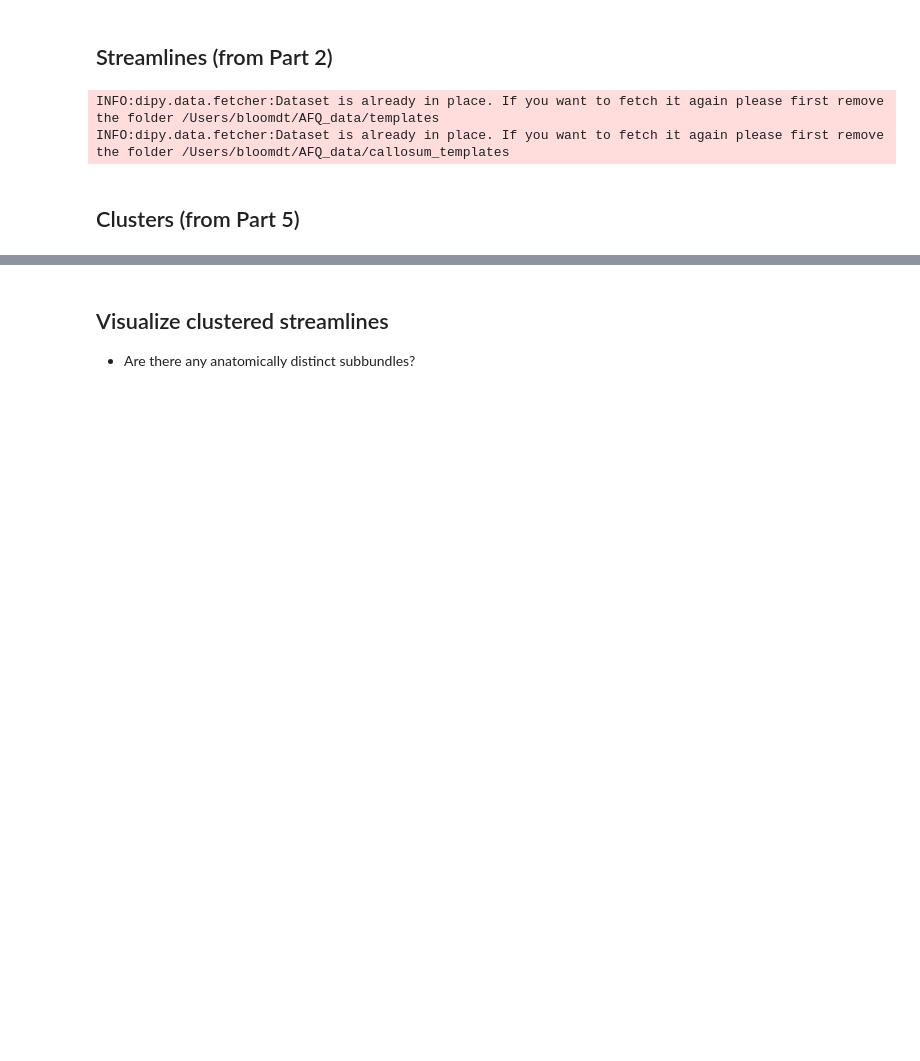
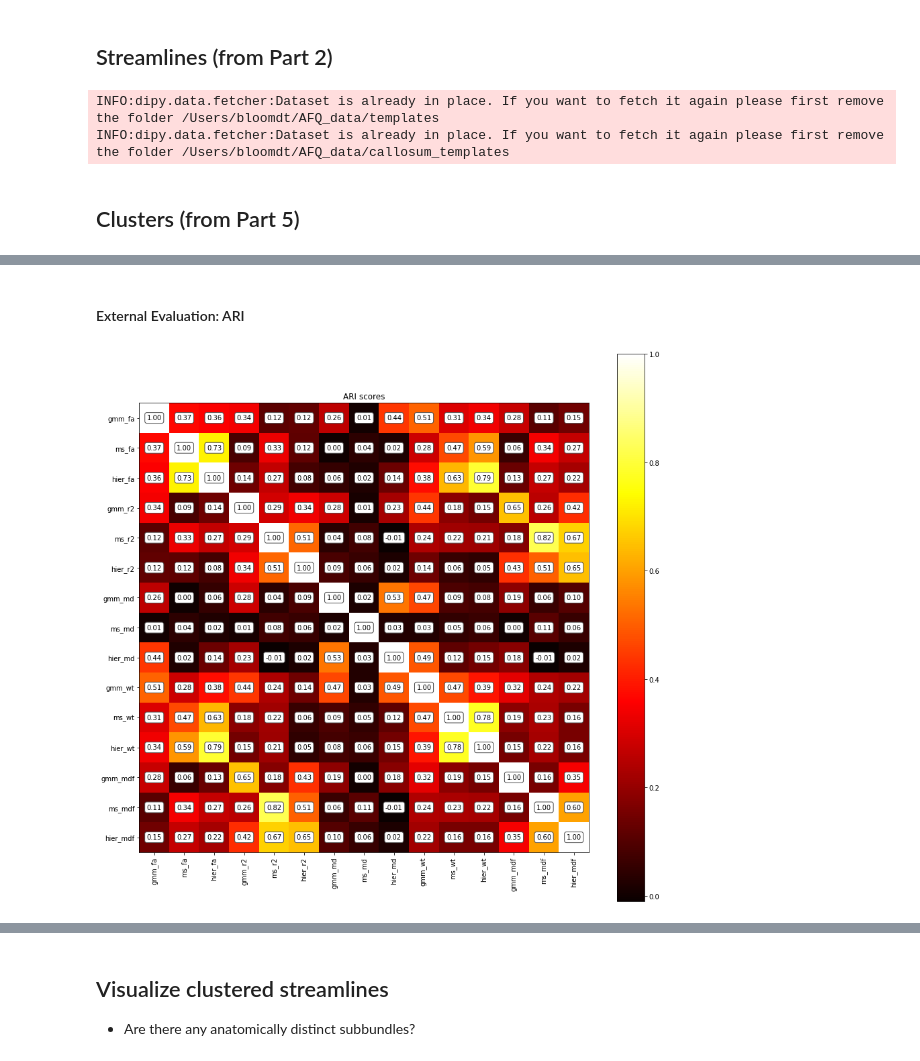
Before and after one commit to bloomdt-uw/subbundles, a Jupyter notebook: subbundle6.ipynb, the cells around one changed output, grey strips where cells are left out. Saved outputs shown, nothing was run; the diff lists cells and outputs as text; code cells hidden in the pictures; blank space fills up the shorter version.

```diff
--- a/subbundle6.ipynb
+++ b/subbundle6.ipynb
@@ -150,0 +51,13 @@ streamlines per cluster: [382, 83]
+# %%
+adjacencies_names = ['fa', 'r2', 'md', 'wt', 'mdf']
+model_names = ['gmm', 'ms', 'hier']
+
+idxs = []
+labels = []
+
+for adjacency_name in adjacencies_names:
+    for model_name in model_names:
+        label = f'{model_name}_{adjacency_name}'
+        labels.append(label)
+        idx = np.load(f'{label}_idx.npy')
+        idxs.append(idx)
@@ -150,0 +68,15 @@ streamlines per cluster: [382, 83]
+# %%
+def resort_cluster_ids(idx):
+    from_values = np.flip(np.argsort(np.bincount(idx))[-(np.unique(idx).size):])
+    to_values = np.arange(from_values.size)
+    d = dict(zip(from_values, to_values))
+    new_idx = np.copy(idx)
+    for k, v in d.items(): new_idx[idx==k] = v
+    return new_idx
+
+resorted_idxs = []
+
+for idx in idxs:
+    resorted_idxs.append(resort_cluster_ids(idx))
+
+idxs = resorted_idxs
@@ -150,0 +112,17 @@ streamlines per cluster: [382, 83]
+# %% [markdown]
+#### External Evaluation: ARI
+# %%
+ARI_scores = [[adjusted_rand_score(a,b) for a in idxs] for b in idxs]
+
+plt.figure(figsize = (15,15))
+plt.title('ARI scores')
+plt.imshow(ARI_scores, cmap='hot', interpolation='nearest')
+for (i, j), z in np.ndenumerate(ARI_scores):
+    plt.text(j, i, '{:0.2f}'.format(z), ha='center', va='center',
+             bbox=dict(boxstyle='round', facecolor='white', edgecolor='0.3'))
+plt.colorbar()
+plt.xticks(np.arange(15), labels, rotation=90)
+plt.yticks(np.arange(15), labels)
+plt.show()
+# %% [output]
+[figure, added]
```
Also changed, not shown: parts of 32 cells of this notebook, 3 other files.
